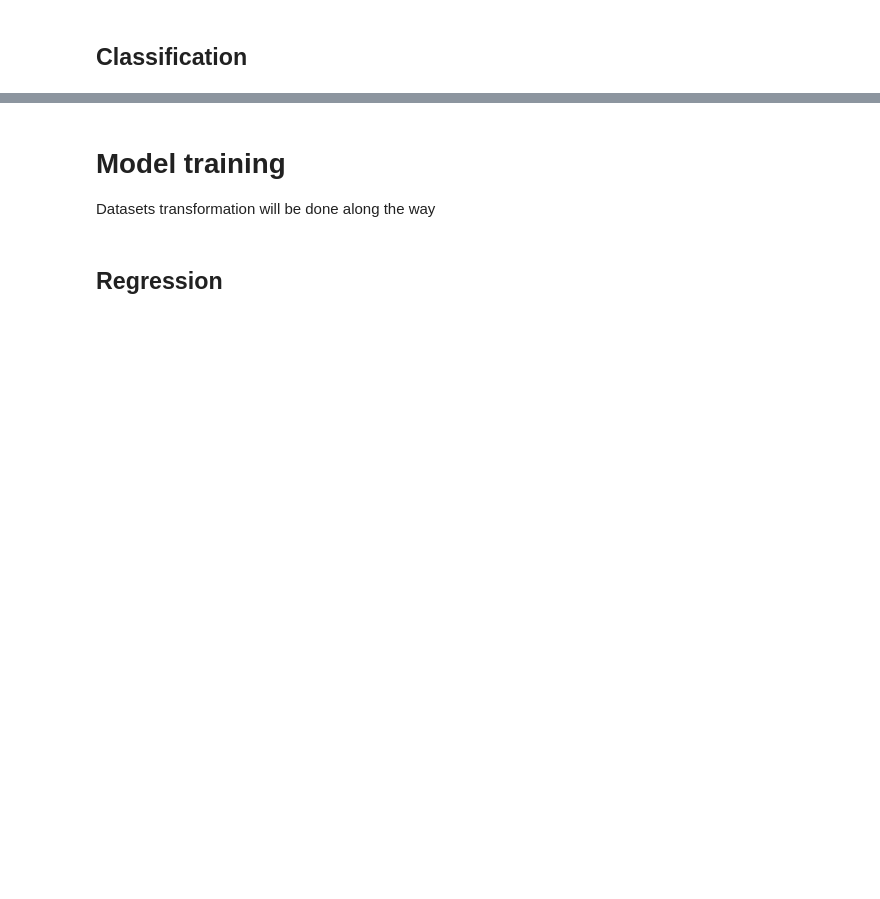
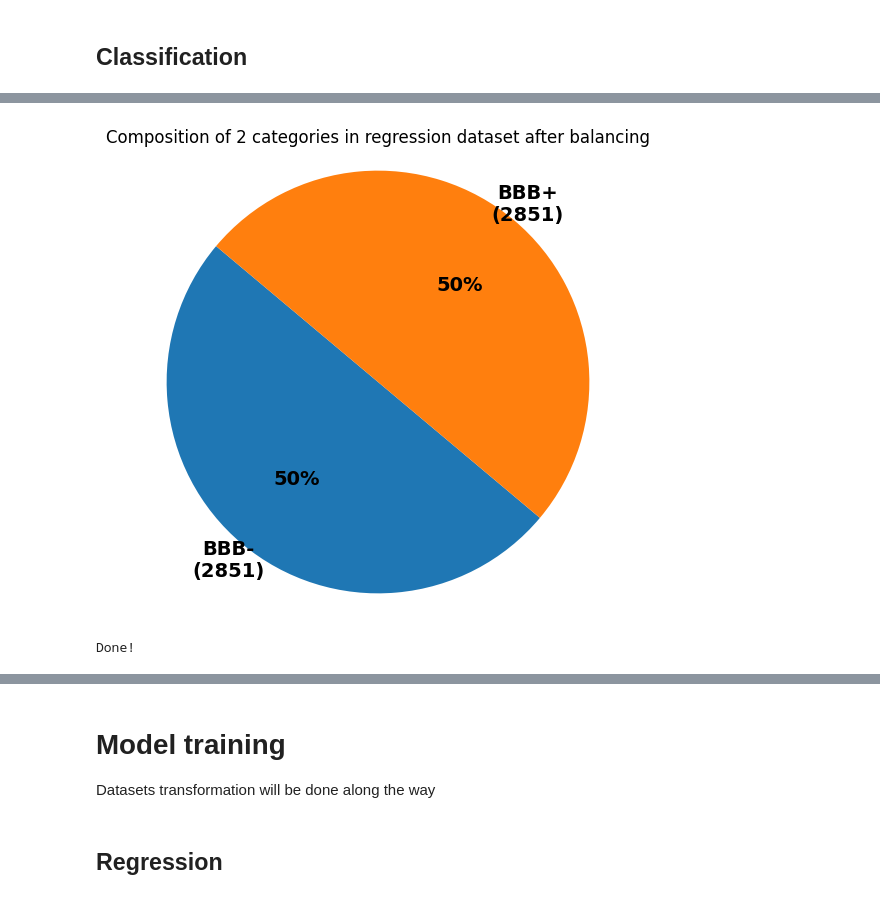
Before and after one commit to junqilu/BBBPrediction, a Jupyter notebook: BBBPrediction.ipynb, the cells around one changed output, grey strips where cells are left out. Drawn from its saved outputs; the diff is of its cells as text; code cells hidden in the pictures; blank space fills up the shorter version.

```diff
--- a/BBBPrediction.ipynb
+++ b/BBBPrediction.ipynb
@@ -238,0 +147,6 @@ regression_df_expanded_cleaned
+# %%
+X = classification_df_expanded_cleaned.loc[
+    :,
+    ~classification_df_expanded_cleaned.columns.isin(['SMILES', 'BBB+/BBB-'])
+]
+y = classification_df_expanded_cleaned['BBB+/BBB-']
@@ -238,0 +155,13 @@ regression_df_expanded_cleaned
+# %%
+cluster_centroids = ClusterCentroids(
+    estimator=MiniBatchKMeans(n_init=1, random_state=1),
+    random_state=1
+)
+
+
+
+X_resample, y_resample = cluster_centroids.fit_resample(X, y)
+
+classification_df_after_centroid_balancing = merge_multiple_dfs\
+    (df_list=[classification_df_expanded_cleaned['SMILES'], y_resample, X_resample])
+classification_df_after_centroid_balancing
@@ -238,0 +182,26 @@ regression_df_expanded_cleaned
+# %%
+classification_BBB_N = (classification_df_after_centroid_balancing
+[classification_df_after_centroid_balancing['BBB+/BBB-'] == 'BBB-']).shape[0]  #These
+# are BBB-
+classification_BBB_Y = (classification_df_after_centroid_balancing
+[classification_df_after_centroid_balancing['BBB+/BBB-'] == 'BBB+']).shape[0]  #These
+# are BBB+
+
+simple_pie_plot(
+    label_list=['BBB-', 'BBB+'],
+    num_list=[classification_BBB_N, classification_BBB_Y],
+    title_str='Composition of 2 categories in regression dataset after '
+              'balancing by centroids method'
+)
+plt.show()
+# %% [output]
+[figure, added]
+# %%
+classification_df_after_centroid_balancing.to_csv(
+    r'datasets\balanced_datasets\BBB_classification_balanced_centroid.csv.zip',
+    index=False,
+    compression='zip'
+)
+print('Done!')
+# %% [output]
+Done!
```
Also changed, not shown: parts of 25 cells of this notebook, 2 other files.
